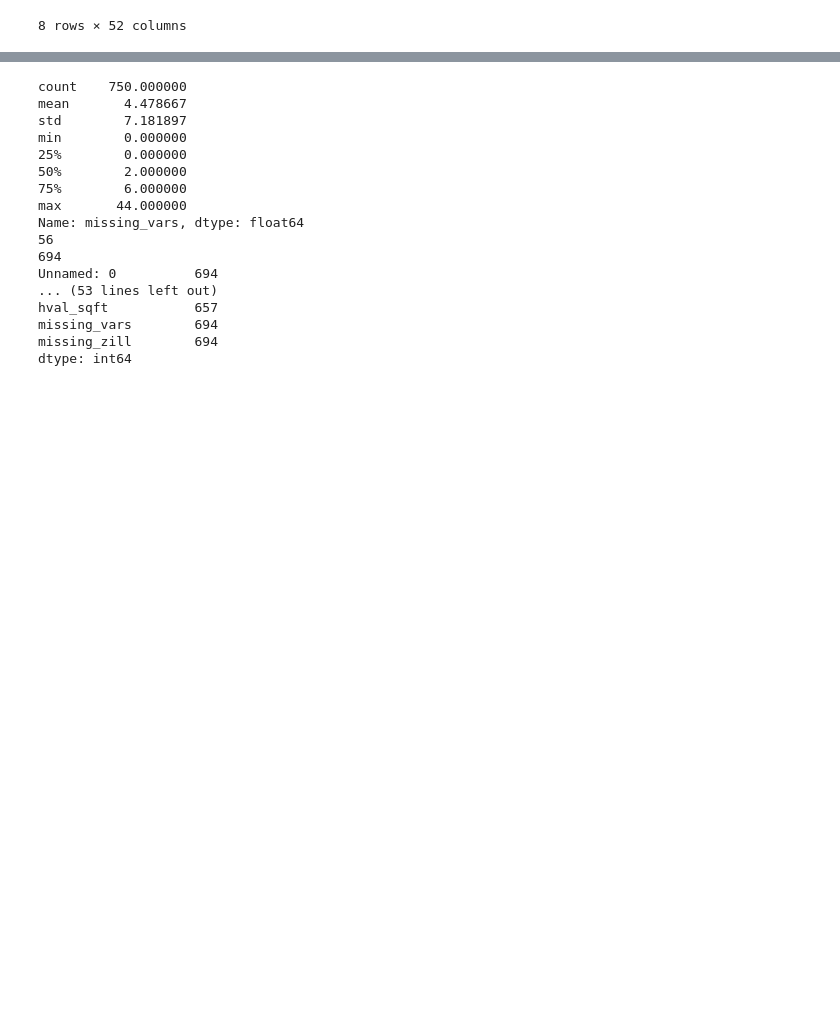
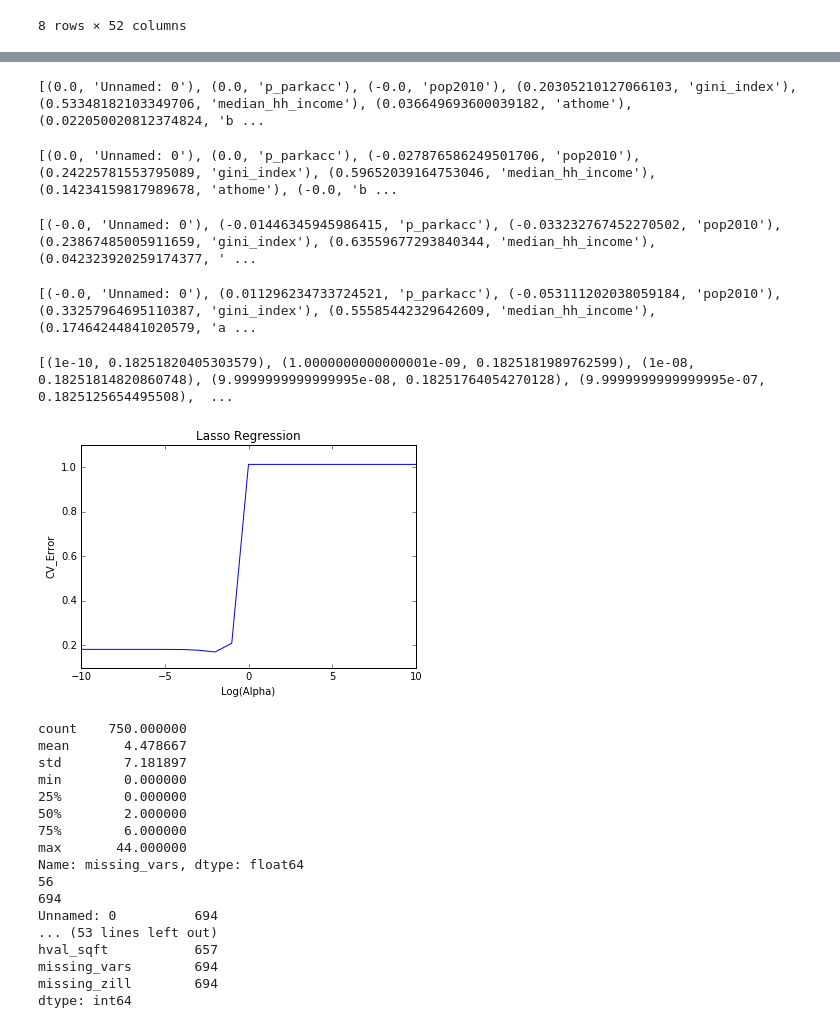
Before and after one commit to crsalviati/CA_Housing, a Jupyter notebook: missing_data.ipynb, the cells around one changed output, grey strips where cells are left out. Cells and saved outputs as stored; diff of their text form; code cells hidden in the pictures; blank space fills up the shorter version.

```diff
--- a/missing_data.ipynb
+++ b/missing_data.ipynb
@@ -93,3 +182,51 @@ Name: missing_vars, dtype: float64
+# %%
+lm = linear_model.Lasso(alpha=.01)
+lm.fit(X1, y11)
+print zip(lm.coef_,X1.columns)
+# %% [output]
+[(0.0, 'Unnamed: 0'), (0.0, 'p_parkacc'), (-0.0, 'pop2010'), (0.20305210127066103, 'gini_index'), (0.53348182103349706, 'median_hh_income'), (0.036649693600039182, 'athome'), (0.022050020812374824, 'b ...
+# %%
+lm = linear_model.Lasso(alpha=.01)
+lm.fit(X1, y12)
+print zip(lm.coef_,X1.columns)
+# %% [output]
+[(0.0, 'Unnamed: 0'), (0.0, 'p_parkacc'), (-0.027876586249501706, 'pop2010'), (0.24225781553795089, 'gini_index'), (0.59652039164753046, 'median_hh_income'), (0.14234159817989678, 'athome'), (-0.0, 'b ...
+# %%
+lm = linear_model.Lasso(alpha=.01)
+lm.fit(X2, y21)
+print zip(lm.coef_,X1.columns)
+# %% [output]
+[(-0.0, 'Unnamed: 0'), (-0.01446345945986415, 'p_parkacc'), (-0.033232767452270502, 'pop2010'), (0.23867485005911659, 'gini_index'), (0.63559677293840344, 'median_hh_income'), (0.042323920259174377, ' ...
+# %%
+lm = linear_model.Lasso(alpha=.01)
+lm.fit(X2, y22)
+print zip(lm.coef_,X1.columns)
+# %% [output]
+[(-0.0, 'Unnamed: 0'), (0.011296234733724521, 'p_parkacc'), (-0.053111202038059184, 'pop2010'), (0.33257964695110387, 'gini_index'), (0.55585442329642609, 'median_hh_income'), (0.17464244841020579, 'a ...
+# %%
+MSE_Lasso_CV = []
+alphas = np.logspace(-10, 10, 21)
+alphas_index = np.linspace(-10, 10, 21)
+
+CV_Scores = []
+
+for a in alphas:
+    lm = linear_model.Lasso(alpha=a)
+    CV_Scores.append(- cross_val_score(lm, X2, y21, cv=10,
+                     scoring = 'mean_squared_error').mean())
+
+
+
+print(zip(alphas, CV_Scores))
+
+plt.plot(alphas_index, CV_Scores)
+plt.xlabel("Log(Alpha)")
+plt.ylabel("CV_Error")
+plt.title("Lasso Regression")
+plt.show()
+# %% [output]
+[(1e-10, 0.18251820405303579), (1.0000000000000001e-09, 0.1825181989762599), (1e-08, 0.18251814820860748), (9.9999999999999995e-08, 0.18251764054270128), (9.9999999999999995e-07, 0.1825125654495508),  ...
+[figure, added]
 # %%
 #Count number of missing columns in a given row. If a row is missing lots of vars, probably doesn't have enough data
 #to fill in missings. Cutoff?
```
Also changed, not shown: parts of 6 cells of this notebook.
